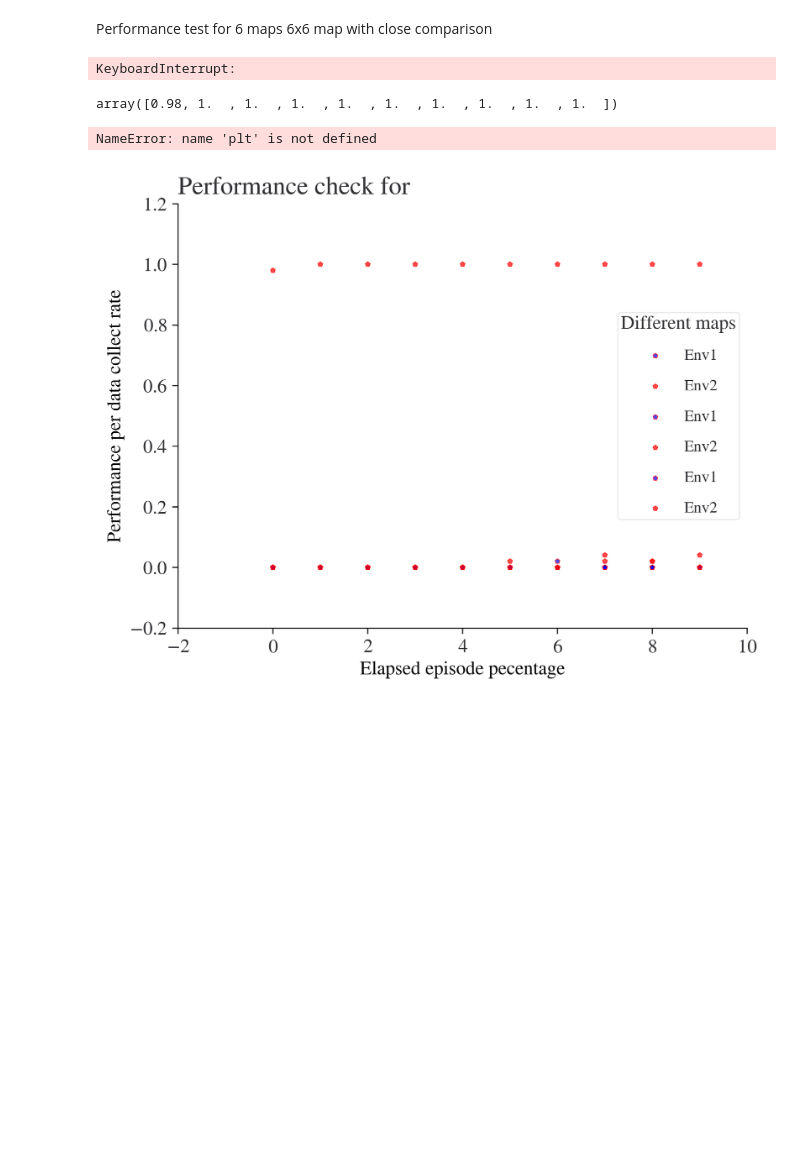
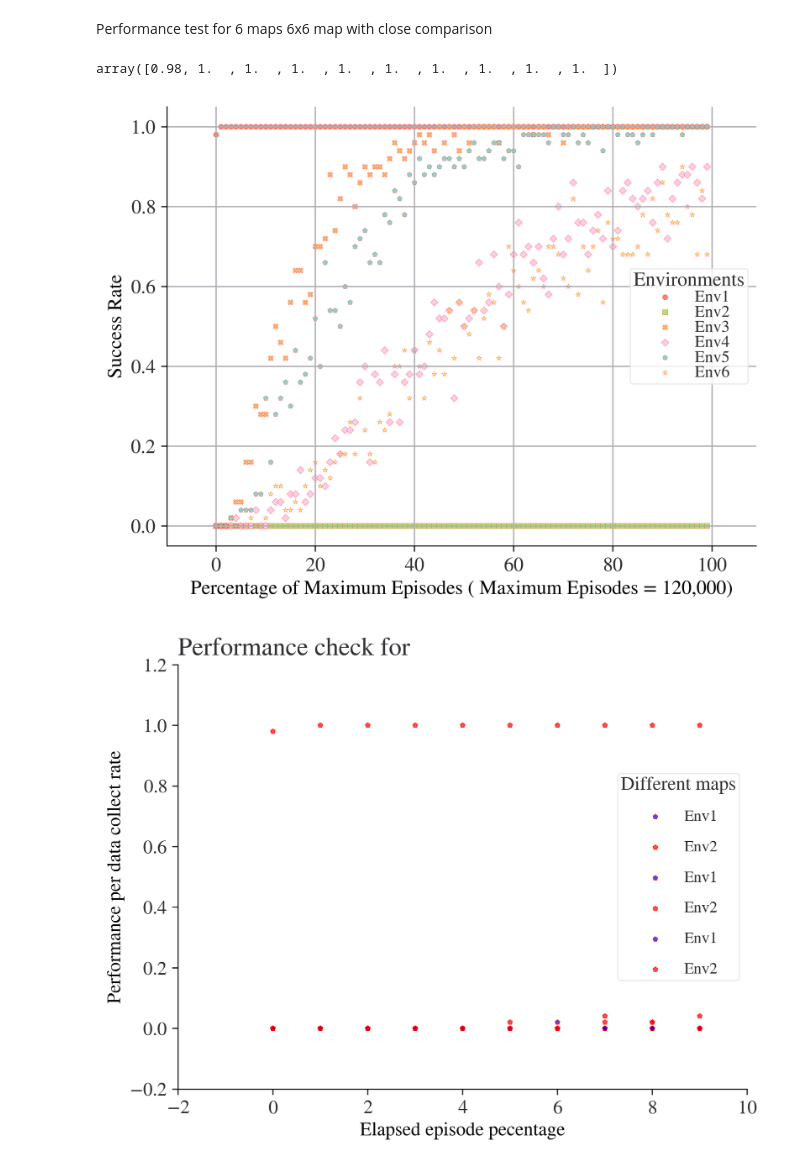
Before and after one commit to amirhnourian/Open_AI_Frozenlake, a Jupyter notebook: 6x6_map.ipynb, the cells around one changed output. Saved outputs shown, nothing was run; the diff lists cells and outputs as text; code cells hidden in the pictures; blank space fills up the shorter version.

```diff
--- a/6x6_map.ipynb
+++ b/6x6_map.ipynb
@@ -790,9 +791,9 @@ import matplotlib as mpl
 # 40 points distance between each sample
 
 
-data_collect = 1500 # data collection rate
-max_ep = 150000 # max episode for performance check
-points_distance_accordingtodatacollect = 15 # how many points calculated in data collect session to reduce calculation costs
+data_collect = 1200 # data collection rate
+max_ep = 120000 # max episode for performance check
+points_distance_accordingtodatacollect = 24 # how many points calculated in data collect session to reduce calculation costs
 # final average is based on this number
 
 ## performance check based on elapsed episodes (training)
@@ -809,7 +810,7 @@ success_list_5 = q_performance(env5,max_ep,data_collect,points_distance_accordin
 print('Env5 done')
 success_list_6 = q_performance(env6,max_ep,data_collect,points_distance_accordingtodatacollect)
 print('Env6 done')
-ss_list_7 = q_performance(env7,max_ep,data_collect,points_distance_accordingtodatacollect)
+success_list_7 = q_performance(env7,max_ep,data_collect,points_distance_accordingtodatacollect)
 print('Env7 done')
 
 ## ploting the data
@@ -827,7 +828,7 @@ plt.scatter(data_points_array,success_list_3,c='C3',edgecolor ="red",linewidths=
 plt.scatter(data_points_array,success_list_4,c='C4',edgecolor ="red",linewidths=0.1,marker='D',s=10, alpha=0.5,label='Env4')
 plt.scatter(data_points_array,success_list_5,c='C5',edgecolor ="red",linewidths=0.1,marker='p',s=10, alpha=0.5,label='Env5')
 plt.scatter(data_points_array,success_list_6,c='C6',edgecolor ="red",linewidths=0.1,marker='*',s=10, alpha=0.5,label='Env6')
-plt.scatter(data_points_array,success_list_6,c='C6',edgecolor ="red",linewidths=0.1,marker='*',s=10, alpha=0.5,label='Env7')
+plt.scatter(data_points_array,success_list_7,c='C6',edgecolor ="red",linewidths=0.1,marker='*',s=10, alpha=0.5,label='Env7')
 
 
 #plt.title('Performance check for')
@@ -838,8 +839,6 @@ leg = ax.legend(scatterpoints=1, frameon=True, labelspacing=1, title='Different
 
 plt.grid()
 plt.show()
-# %% [output]
-KeyboardInterrupt:
 # %%
 success_list_1
 # %% [output]
@@ -847,25 +846,26 @@ array([0.98, 1.  , 1.  , 1.  , 1.  , 1.  , 1.  , 1.  , 1.  , 1.  ])
 # %%
 fig, ax = plt.subplots()
 
 plt.style.use('plot_style.txt')
-
+plt.margins(x=000000000000000.1)
 plt.scatter(data_points_array,success_list_1,c='C1',edgecolor ="red",linewidths=0.1,marker='o',s=10, alpha=1,label='Env1')
 plt.scatter(data_points_array,success_list_2,c='C2',edgecolor ="red",linewidths=0.1,marker='s',s=10, alpha=1,label='Env2')
 plt.scatter(data_points_array,success_list_3,c='C3',edgecolor ="red",linewidths=0.1,marker='X',s=10, alpha=1,label='Env3')
 plt.scatter(data_points_array,success_list_4,c='C4',edgecolor ="red",linewidths=0.1,marker='D',s=10, alpha=1,label='Env4')
 plt.scatter(data_points_array,success_list_5,c='C5',edgecolor ="red",linewidths=0.1,marker='p',s=10, alpha=1,label='Env5')
 plt.scatter(data_points_array,success_list_6,c='C6',edgecolor ="red",linewidths=0.1,marker='*',s=10, alpha=1,label='Env6')
+plt.scatter(data_points_array,success_list_7,c='C6',edgecolor ="red",linewidths=0.1,marker='h',s=10, alpha=1,label='Env7')
 
 
-plt.xlabel('Elapsed Episode (%)')
-plt.ylabel('Performance per data collect rate')
+plt.xlabel('Percentage of Maximum Episodes ( Maximum Episodes = 120,000)')
+plt.ylabel('Success Rate')
 
-leg = ax.legend(scatterpoints=1, frameon=True, labelspacing=1, title='Environments')
+leg = ax.legend(scatterpoints=1, frameon=True, labelspacing=0, title='Environments')
 
 plt.grid()
 plt.show()
 # %% [output]
-NameError: name 'plt' is not defined
+[figure, added]
 # %%
 import matplotlib.pyplot as plt
 import matplotlib as mpl
```
Also changed, not shown: parts of 4 cells of this notebook, 5 other files.
